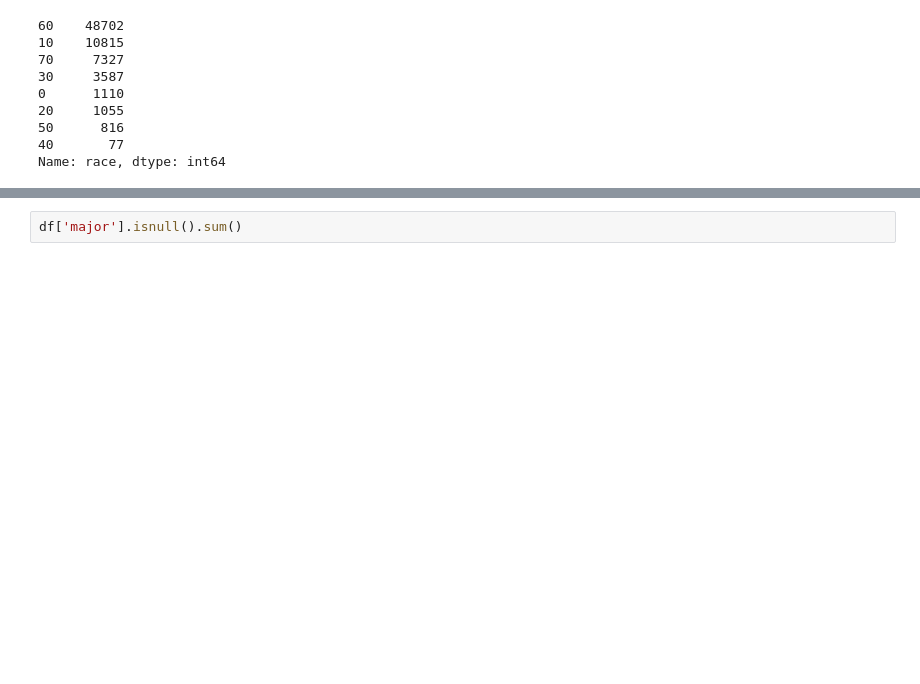
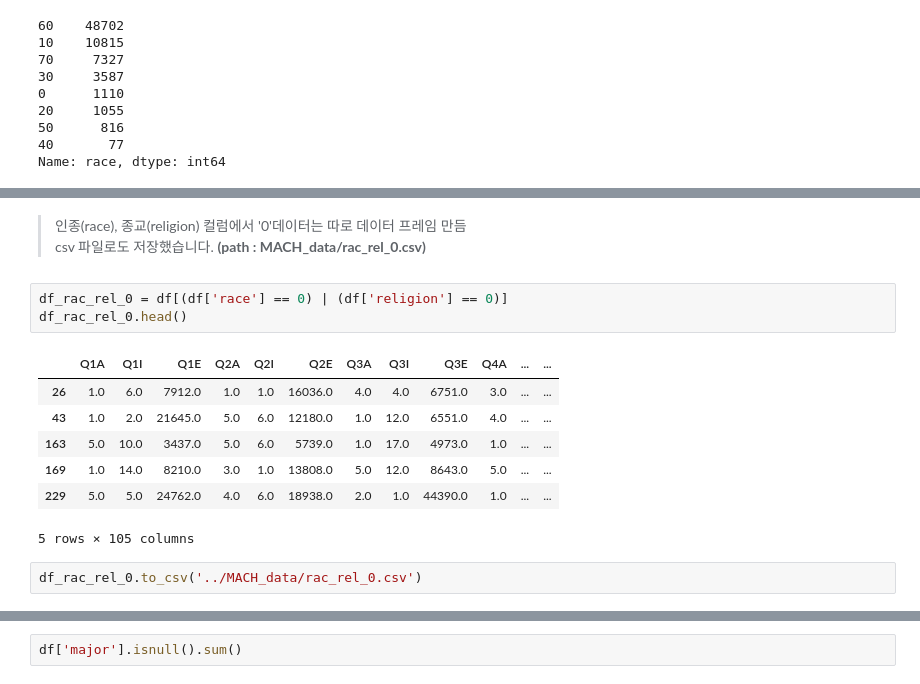
Before and after one commit to dss-14th/ml-repo-3, a Jupyter notebook: jk/data_for_auto_eda.ipynb, the cells around one changed output, grey strips where cells are left out. Saved outputs shown, nothing was run; the diff lists cells and outputs as text; blank space fills up the shorter version.

```diff
--- a/jk/data_for_auto_eda.ipynb
+++ b/jk/data_for_auto_eda.ipynb
@@ -38,0 +63,16 @@ Name: race, dtype: int64
+# %% [markdown]
+> 인종(race), 종교(religion) 컬럼에서 '0'데이터는 따로 데이터 프레임 만듬
+csv 파일로도 저장했습니다. __(path : MACH_data/rac_rel_0.csv)__
+# %%
+df_rac_rel_0 = df[(df['race'] == 0) | (df['religion'] == 0)]
+df_rac_rel_0.head()
+# %% [output]
+|  | Q1A | Q1I | Q1E | Q2A | Q2I | Q2E | Q3A | Q3I | Q3E | Q4A | ... | ... |
+| 26 | 1.0 | 6.0 | 7912.0 | 1.0 | 1.0 | 16036.0 | 4.0 | 4.0 | 6751.0 | 3.0 | ... | ... |
+| 43 | 1.0 | 2.0 | 21645.0 | 5.0 | 6.0 | 12180.0 | 1.0 | 12.0 | 6551.0 | 4.0 | ... | ... |
+| 163 | 5.0 | 10.0 | 3437.0 | 5.0 | 6.0 | 5739.0 | 1.0 | 17.0 | 4973.0 | 1.0 | ... | ... |
+| 169 | 1.0 | 14.0 | 8210.0 | 3.0 | 1.0 | 13808.0 | 5.0 | 12.0 | 8643.0 | 5.0 | ... | ... |
+| 229 | 5.0 | 5.0 | 24762.0 | 4.0 | 6.0 | 18938.0 | 2.0 | 1.0 | 44390.0 | 1.0 | ... | ... |
+5 rows × 105 columns
+# %%
+df_rac_rel_0.to_csv('../MACH_data/rac_rel_0.csv')
```
Also changed, not shown: parts of 20 cells of this notebook, 1 other file.
